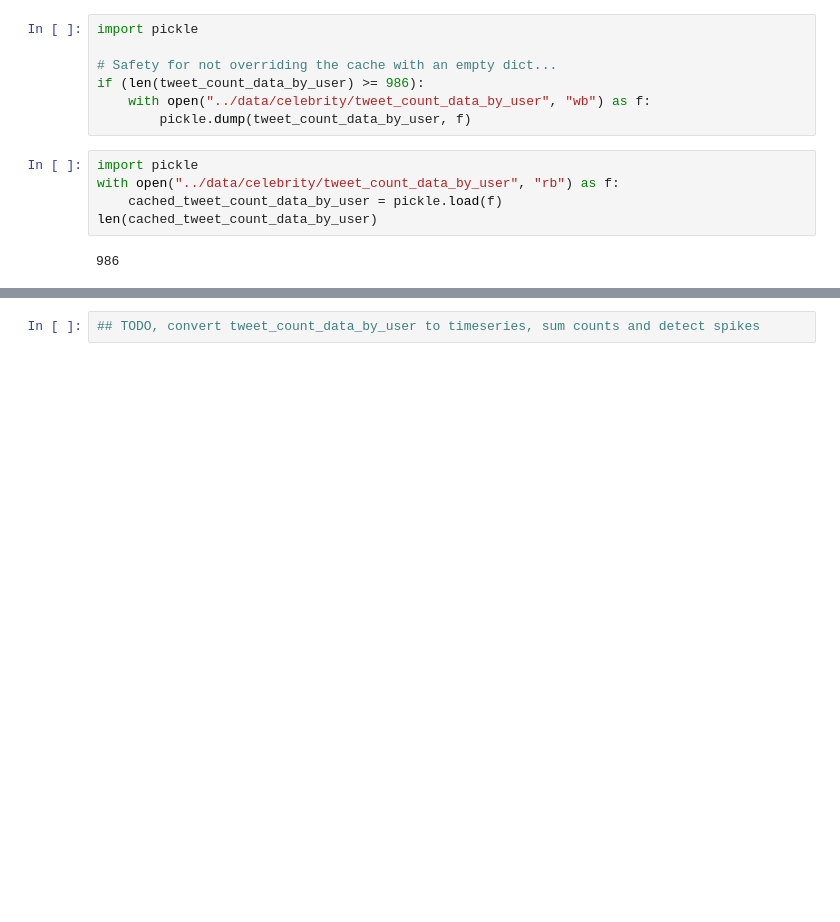
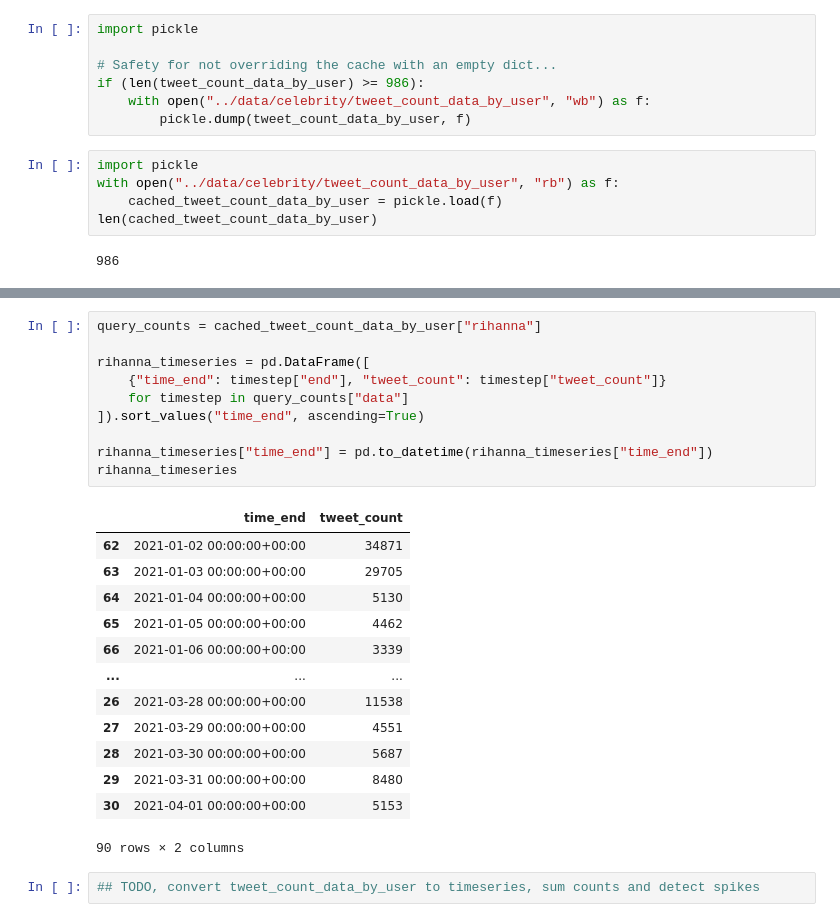
Before and after one commit to anton164/fall-spec, a Jupyter notebook: jupyter_notebooks/celebrity_dataset.ipynb, the cells around one changed output, grey strips where cells are left out. Cells and saved outputs as stored; diff of their text form; blank space fills up the shorter version.

```diff
--- a/jupyter_notebooks/celebrity_dataset.ipynb
+++ b/jupyter_notebooks/celebrity_dataset.ipynb
@@ -173,2 +225,26 @@ df_celeb.drop(["domain", "type"], axis=1).to_csv("../data/celebrity/enhanced_1k_
+# %%
+query_counts = cached_tweet_count_data_by_user["rihanna"]
+
+rihanna_timeseries = pd.DataFrame([
+    {"time_end": timestep["end"], "tweet_count": timestep["tweet_count"]}
+    for timestep in query_counts["data"]
+]).sort_values("time_end", ascending=True)
+
+rihanna_timeseries["time_end"] = pd.to_datetime(rihanna_timeseries["time_end"])
+rihanna_timeseries
+# %% [output]
+|  | time_end | tweet_count |
+| 62 | 2021-01-02 00:00:00+00:00 | 34871 |
+| 63 | 2021-01-03 00:00:00+00:00 | 29705 |
+| 64 | 2021-01-04 00:00:00+00:00 | 5130 |
+| 65 | 2021-01-05 00:00:00+00:00 | 4462 |
+| 66 | 2021-01-06 00:00:00+00:00 | 3339 |
+| ... | ... | ... |
+| 26 | 2021-03-28 00:00:00+00:00 | 11538 |
+| 27 | 2021-03-29 00:00:00+00:00 | 4551 |
+| 28 | 2021-03-30 00:00:00+00:00 | 5687 |
+| 29 | 2021-03-31 00:00:00+00:00 | 8480 |
+| 30 | 2021-04-01 00:00:00+00:00 | 5153 |
+90 rows × 2 columns
 # %%
 ## TODO, convert tweet_count_data_by_user to timeseries, sum counts and detect spikes
```
Also changed, not shown: parts of 7 cells of this notebook, 1 other file.
